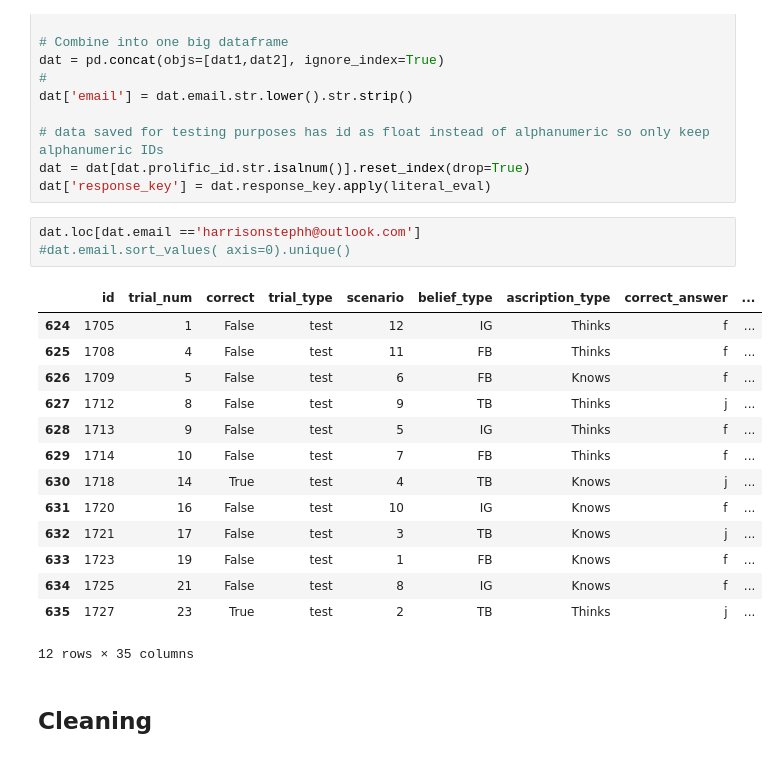
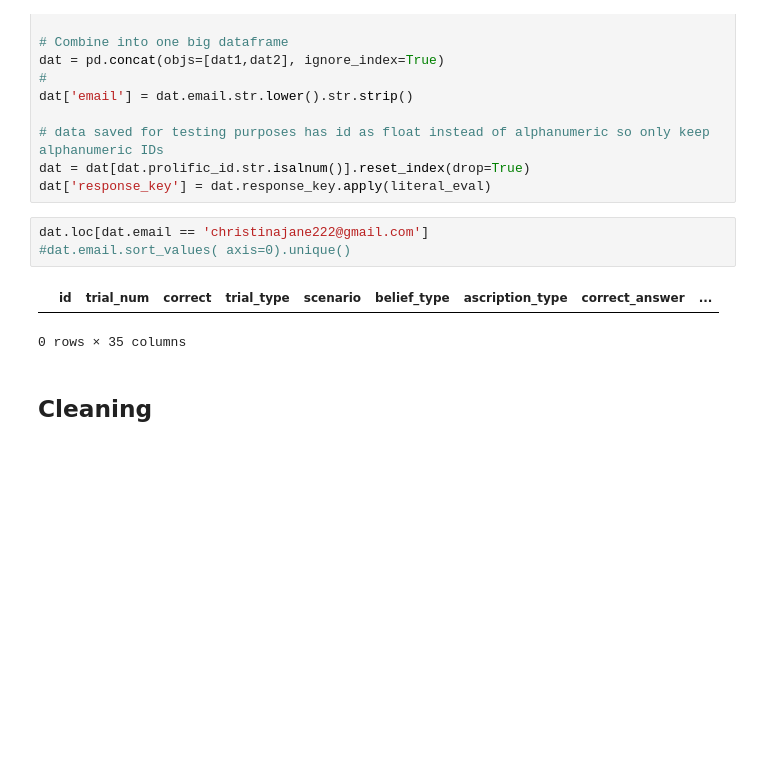
Before and after one commit to BryanGonzalez262/KnowledgeBeliefASD, a Jupyter notebook: analysis/asc_analysis.ipynb, the cells around one changed output. Saved outputs shown, nothing was run; the diff lists cells and outputs as text; blank space fills up the shorter version.

```diff
--- a/analysis/asc_analysis.ipynb
+++ b/analysis/asc_analysis.ipynb
@@ -44,23 +44,11 @@ dat['email'] = dat.email.str.lower().str.strip()
 dat = dat[dat.prolific_id.str.isalnum()].reset_index(drop=True)
 dat['response_key'] = dat.response_key.apply(literal_eval)
 # %%
-dat.loc[dat.email =='harrisonstephh@outlook.com']
+dat.loc[dat.email == 'christinajane222@gmail.com']
 #dat.email.sort_values( axis=0).unique()
 # %% [output]
 |  | id | trial_num | correct | trial_type | scenario | belief_type | ascription_type | correct_answer | ... |
-| 624 | 1705 | 1 | False | test | 12 | IG | Thinks | f | ... |
-| 625 | 1708 | 4 | False | test | 11 | FB | Thinks | f | ... |
-| 626 | 1709 | 5 | False | test | 6 | FB | Knows | f | ... |
-| 627 | 1712 | 8 | False | test | 9 | TB | Thinks | j | ... |
-| 628 | 1713 | 9 | False | test | 5 | IG | Thinks | f | ... |
-| 629 | 1714 | 10 | False | test | 7 | FB | Thinks | f | ... |
-| 630 | 1718 | 14 | True | test | 4 | TB | Knows | j | ... |
-| 631 | 1720 | 16 | False | test | 10 | IG | Knows | f | ... |
-| 632 | 1721 | 17 | False | test | 3 | TB | Knows | j | ... |
-| 633 | 1723 | 19 | False | test | 1 | FB | Knows | f | ... |
-| 634 | 1725 | 21 | False | test | 8 | IG | Knows | f | ... |
-| 635 | 1727 | 23 | True | test | 2 | TB | Thinks | j | ... |
-12 rows × 35 columns
+0 rows × 35 columns
 # %% [markdown]
 ## Cleaning
 # %% [markdown]
```
Also changed, not shown: parts of 10 cells of this notebook, 4 other files.
